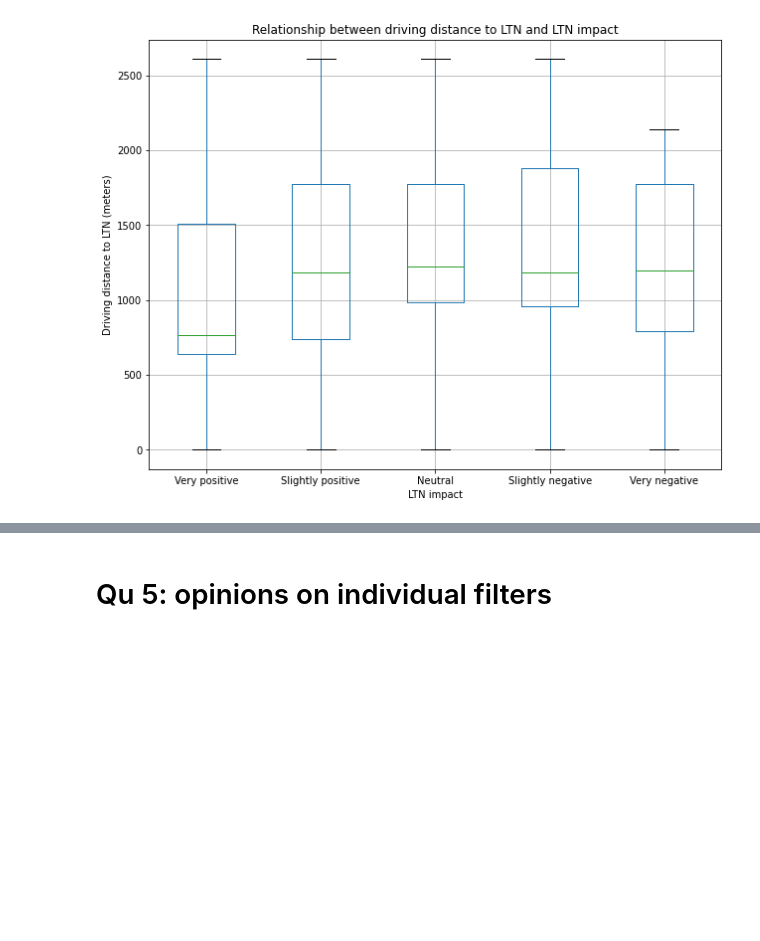
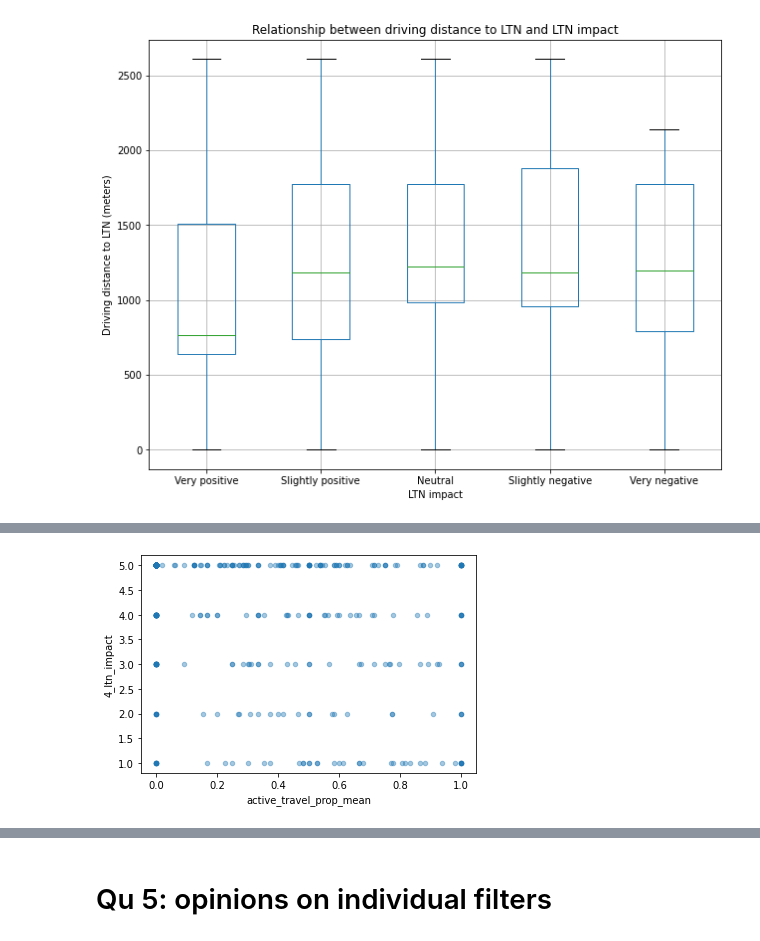
Before and after one commit to annarailton/littlemore_ltn_analysis, a Jupyter notebook: lpc_ltn_analysis.ipynb, the cells around one changed output, grey strips where cells are left out. Cells and saved outputs as stored; diff of their text form; code cells hidden in the pictures; blank space fills up the shorter version.

```diff
--- a/lpc_ltn_analysis.ipynb
+++ b/lpc_ltn_analysis.ipynb
@@ -946,0 +1009,4 @@ plt.show()
+# %%
+ax1 = df.plot.scatter(x="active_travel_prop_mean", y="4_ltn_impact", alpha=0.4)
+# %% [output]
+[figure, added]
```
Also changed, not shown: parts of 34 cells of this notebook, 2 other files.
